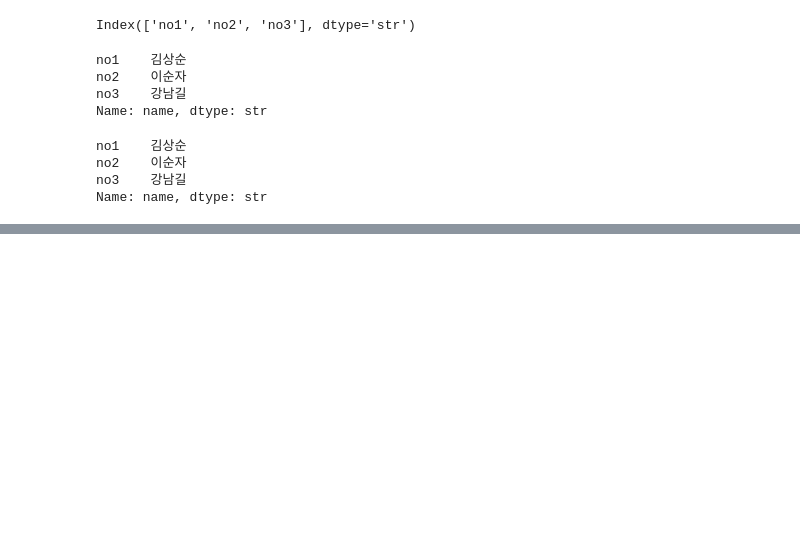
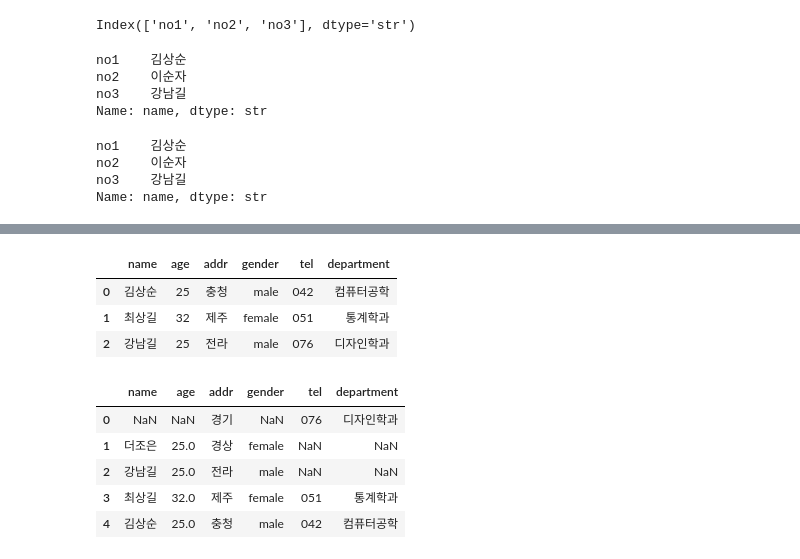
Before and after one commit to ghdwlswn97-source/python, a Jupyter notebook: 20.pandas/03.dataFrame1.ipynb, the cells around one changed output, grey strips where cells are left out. Drawn from its saved outputs; the diff is of its cells as text; code cells hidden in the pictures; blank space fills up the shorter version.

```diff
--- a/20.pandas/03.dataFrame1.ipynb
+++ b/20.pandas/03.dataFrame1.ipynb
@@ -59,0 +245,8 @@ df2.loc[[]]
+# %%
+result3 = pd.merge(df2, df6, how='right')       # df6을 기준으로 합쳐짐
+result3
+# %% [output]
+|  | name | age | addr | gender | tel | department |
+| 0 | 김상순 | 25 | 충청 | male | 042 | 컴퓨터공학 |
+| 1 | 최상길 | 32 | 제주 | female | 051 | 통계학과 |
+| 2 | 강남길 | 25 | 전라 | male | 076 | 디자인학과 |
@@ -59,0 +258,10 @@ df2.loc[[]]
+# %%
+result4 = pd.merge(df2, df7, how='outer')       # 한쪽 데이터프레임에만 있는 값도 합쳐짐
+result4
+# %% [output]
+|  | name | age | addr | gender | tel | department |
+| 0 | NaN | NaN | 경기 | NaN | 076 | 디자인학과 |
+| 1 | 더조은 | 25.0 | 경상 | female | NaN | NaN |
+| 2 | 강남길 | 25.0 | 전라 | male | NaN | NaN |
+| 3 | 최상길 | 32.0 | 제주 | female | 051 | 통계학과 |
+| 4 | 김상순 | 25.0 | 충청 | male | 042 | 컴퓨터공학 |
```
Also changed, not shown: parts of 29 cells of this notebook, 1 other file.
